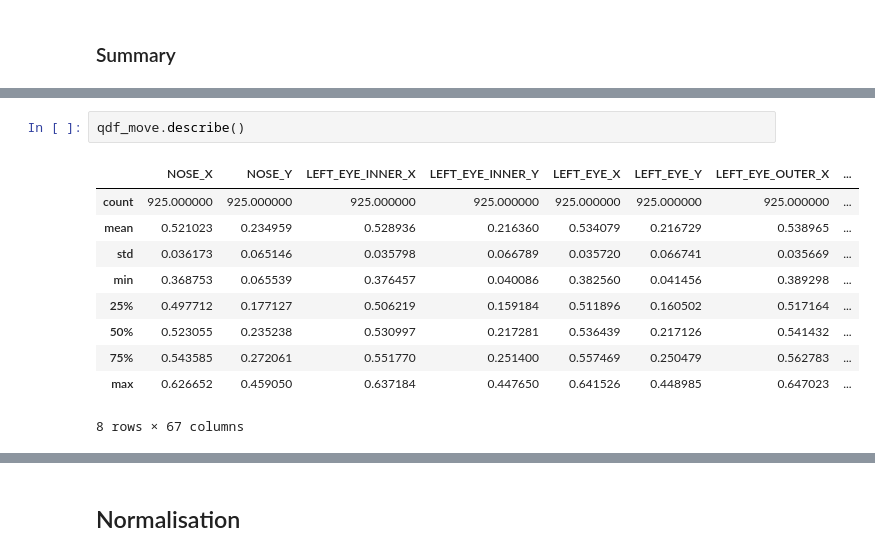
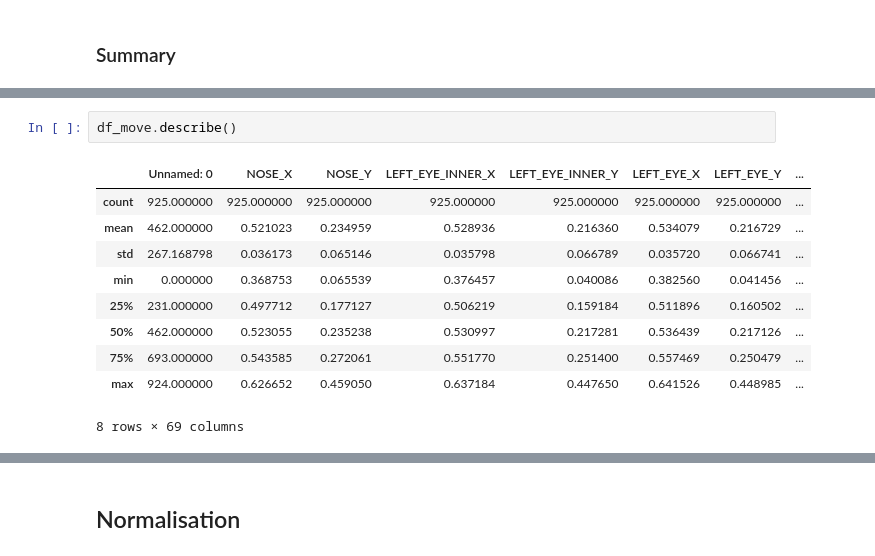
Before and after one commit to Neirpy/projet_pluri_2, a Jupyter notebook: IA/data_preprocessing.ipynb, the cells around one changed output, grey strips where cells are left out. Drawn from its saved outputs; the diff is of its cells as text.

```diff
--- a/IA/data_preprocessing.ipynb
+++ b/IA/data_preprocessing.ipynb
@@ -60,16 +42,16 @@ df_move.sample(10)
 # %%
-qdf_move.describe()
+df_move.describe()
 # %% [output]
-|  | NOSE_X | NOSE_Y | LEFT_EYE_INNER_X | LEFT_EYE_INNER_Y | LEFT_EYE_X | LEFT_EYE_Y | LEFT_EYE_OUTER_X | ... |
+|  | Unnamed: 0 | NOSE_X | NOSE_Y | LEFT_EYE_INNER_X | LEFT_EYE_INNER_Y | LEFT_EYE_X | LEFT_EYE_Y | ... |
 | count | 925.000000 | 925.000000 | 925.000000 | 925.000000 | 925.000000 | 925.000000 | 925.000000 | ... |
-| mean | 0.521023 | 0.234959 | 0.528936 | 0.216360 | 0.534079 | 0.216729 | 0.538965 | ... |
-| std | 0.036173 | 0.065146 | 0.035798 | 0.066789 | 0.035720 | 0.066741 | 0.035669 | ... |
-| min | 0.368753 | 0.065539 | 0.376457 | 0.040086 | 0.382560 | 0.041456 | 0.389298 | ... |
-| 25% | 0.497712 | 0.177127 | 0.506219 | 0.159184 | 0.511896 | 0.160502 | 0.517164 | ... |
-| 50% | 0.523055 | 0.235238 | 0.530997 | 0.217281 | 0.536439 | 0.217126 | 0.541432 | ... |
-| 75% | 0.543585 | 0.272061 | 0.551770 | 0.251400 | 0.557469 | 0.250479 | 0.562783 | ... |
-| max | 0.626652 | 0.459050 | 0.637184 | 0.447650 | 0.641526 | 0.448985 | 0.647023 | ... |
+| mean | 462.000000 | 0.521023 | 0.234959 | 0.528936 | 0.216360 | 0.534079 | 0.216729 | ... |
+| std | 267.168798 | 0.036173 | 0.065146 | 0.035798 | 0.066789 | 0.035720 | 0.066741 | ... |
+| min | 0.000000 | 0.368753 | 0.065539 | 0.376457 | 0.040086 | 0.382560 | 0.041456 | ... |
+| 25% | 231.000000 | 0.497712 | 0.177127 | 0.506219 | 0.159184 | 0.511896 | 0.160502 | ... |
+| 50% | 462.000000 | 0.523055 | 0.235238 | 0.530997 | 0.217281 | 0.536439 | 0.217126 | ... |
+| 75% | 693.000000 | 0.543585 | 0.272061 | 0.551770 | 0.251400 | 0.557469 | 0.250479 | ... |
+| max | 924.000000 | 0.626652 | 0.459050 | 0.637184 | 0.447650 | 0.641526 | 0.448985 | ... |
-8 rows × 67 columns
+8 rows × 69 columns
 # %%
 df_speed.sample(10)
 # %% [output]
```
Also changed, not shown: parts of 15 cells of this notebook, 3 other files.
